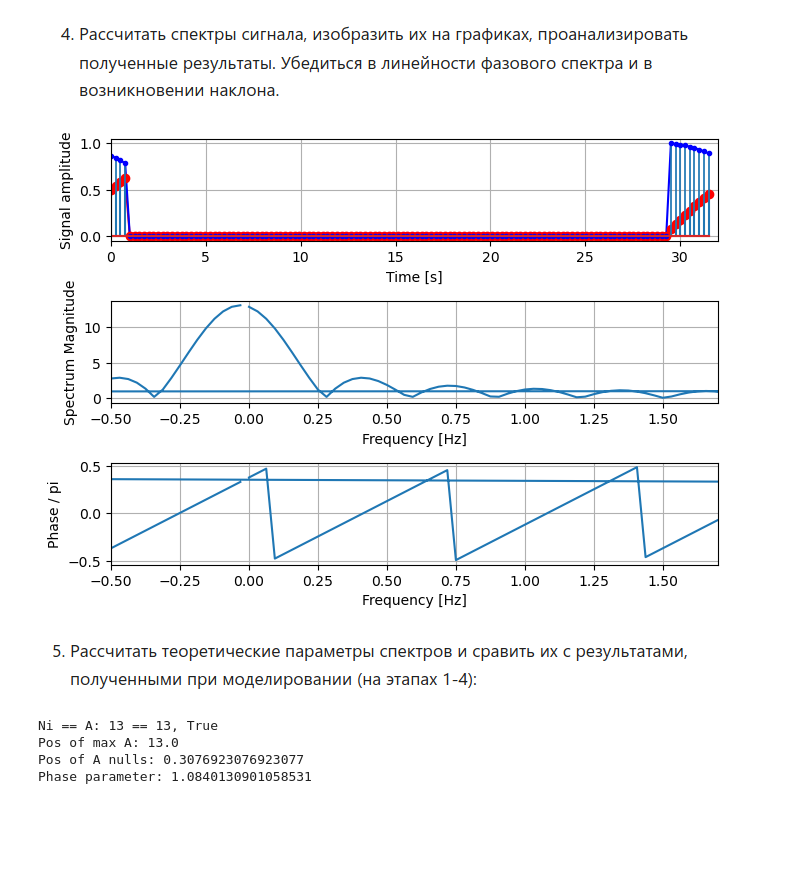
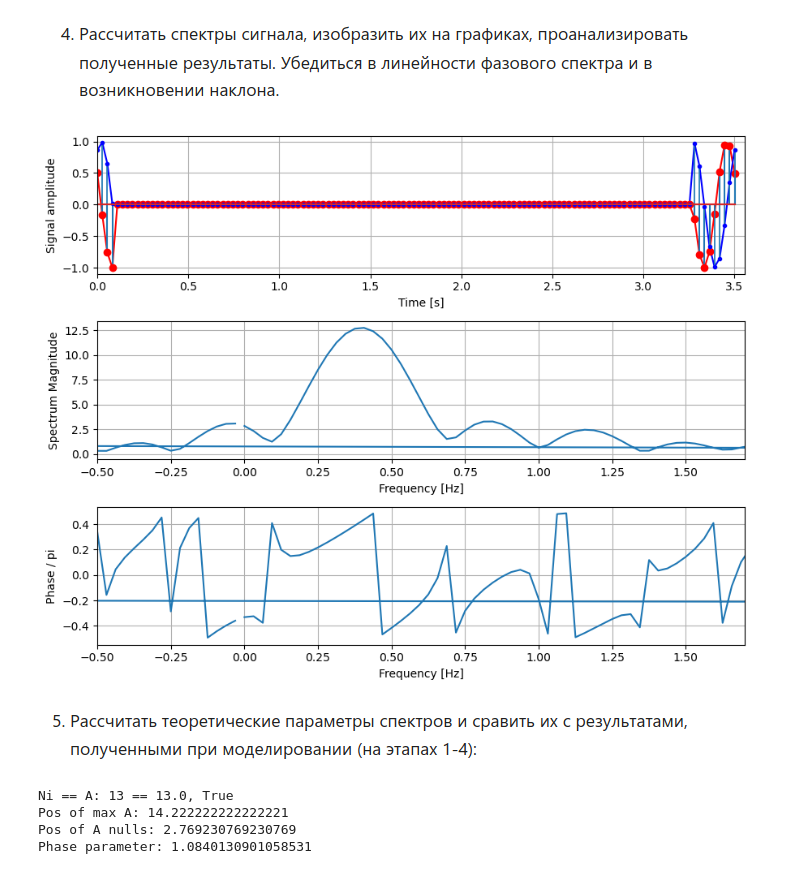
Before and after one commit to Jrvvv/dsp-miet, a Jupyter notebook: P02/PL02.ipynb, the cells around one changed output. Cells and saved outputs as stored; diff of their text form; code cells hidden in the pictures; blank space fills up the shorter version.

```diff
--- a/P02/PL02.ipynb
+++ b/P02/PL02.ipynb
@@ -420,22 +420,20 @@ from matplotlib import pyplot as plt
 from scipy import fftpack
 import numpy as np
 
-fs = 4
-T = 1/fs
 t = np.linspace(0, (N-1)*T, N, endpoint = False)
 
-sig = np.exp(1j * (2 * np.pi * fs * t + phi0))
+sig = np.exp(1j * (2 * np.pi * f0 * t + phi0))
 
 n = int((Ni - 1) / 2)
 print(f'n = {n}')
 x = np.concatenate((sig[0:n + 1], np.zeros(N - Ni), sig[N - n:N]))
 
-f = fftpack.fftfreq(len(x)) * fs
+f = fftpack.fftfreq(len(x)) * f0
 X = fftpack.fft(x)
-fig, axes = plt.subplots(nrows=3, ncols=1, figsize=(7, 5))
+fig, axes = plt.subplots(nrows=3, ncols=1, figsize=(9, 7))
 
 A_imm = np.abs(X)
-P_imm = np.arctan(np.imag(X) / (np.real(X)+1e-6));
+P_imm = np.arctan(np.imag(X) / (np.real(X) + 1e-6));
 
 axes[0].plot(t, np.real(x), label='real', color='red')
 axes[0].plot(t, np.imag(x), label='imag', color='blue')
@@ -451,12 +449,12 @@ axes[1].grid(True)
 axes[1].plot(f, A_imm)
 axes[1].set_xlabel('Frequency [Hz]')
 axes[1].set_ylabel('Spectrum Magnitude')
-axes[1].set_xlim(-0.5, fs / 2 - 0.3)
+axes[1].set_xlim(-0.5, f0 / 2 - 0.3)
 axes[2].grid(True)
 axes[2].plot(f, P_imm / np.pi)
 axes[2].set_xlabel('Frequency [Hz]')
 axes[2].set_ylabel('Phase / pi')
-axes[2].set_xlim(-0.5, fs / 2 - 0.3)
+axes[2].set_xlim(-0.5, f0 / 2 - 0.3)
 fig.tight_layout()
 plt.show()
 # %% [output]
@@ -483,55 +481,53 @@ from scipy import fftpack
 import numpy as np
 
 
-fs = 4
-T = 1/fs
 t = np.linspace(0, (N-1)*T, N, endpoint = False)
 
-sig = np.exp(1j * (2 * np.pi * fs * t + phi0))
+sig = np.exp(1j * (2 * np.pi * f0 * t + phi0))
 
 x = np.concatenate((sig[0:(n + s + 1)], np.zeros(N - Ni), sig[(N - n + s):N]))
 
-f = fftpack.fftfreq(len(x)) * fs
+f = fftpack.fftfreq(len(x)) * f0
 X = fftpack.fft(x)
-fig, axes = plt.subplots(nrows=3, ncols=1, figsize=(7, 5))
+fig, axes = plt.subplots(nrows=3, ncols=1, figsize=(9, 7))
 
 A_imm = np.abs(X)
 P_imm = np.arctan(np.imag(X) / (np.real(X)+1e-6));
 
 axes[0].plot(t, np.real(x), label='real', color='red')
 axes[0].plot(t, np.imag(x), label='imag', color='blue')
 markerline, stemline, baseline, = axes[0].stem(t, np.real(x), label='real', markerfmt='ro')
 markerline, stemline, baseline, = axes[0].stem(t, np.imag(x), label='imag', markerfmt='bo')
 plt.setp(stemline, linewidth = 1.25)
 plt.setp(markerline, markersize = 3)
 axes[0].grid(True)
 axes[0].set_xlabel('Time [s]')
 axes[0].set_ylabel('Signal amplitude')
 axes[0].set_xlim(0, np.max(N)*T)
 axes[1].grid(True)
 axes[1].plot(f, A_imm)
 axes[1].set_xlabel('Frequency [Hz]')
 axes[1].set_ylabel('Spectrum Magnitude')
-axes[1].set_xlim(-0.5, fs / 2 - 0.3)
+axes[1].set_xlim(-0.5, f0 / 2 - 0.3)
 axes[2].grid(True)
 axes[2].plot(f, P_imm / np.pi)
 axes[2].set_xlabel('Frequency [Hz]')
 axes[2].set_ylabel('Phase / pi')
-axes[2].set_xlim(-0.5, fs / 2 - 0.3)
+axes[2].set_xlim(-0.5, f0 / 2 - 0.3)
 fig.tight_layout()
 plt.show()
 # %% [output]
-[figure, old version]
+[figure, new version]
 # %% [markdown]
 ![image.png](attachment:image.png)
 # %%
-print(f'Ni == A: {Ni} == {int(np.max(A_imm))}, {Ni == int(np.max(A_imm))}')
-print(f'Pos of max A: {f0 * T * Ni}')
+print(f'Ni == A: {Ni} == {np.round(np.max(A_imm))}, {Ni == np.round(np.max(A_imm))}')
+print(f'Pos of max A: {f0 * T * N}')
 print(f'Pos of A nulls: {1/ (T * Ni)}')
 mu = 0.25
 print(f'Phase parameter: {-s * mu * 2 * np.pi / N + phi0}')
 # %% [output]
-Ni == A: 13 == 13, True
-Pos of max A: 13.0
-Pos of A nulls: 0.3076923076923077
+Ni == A: 13 == 13.0, True
+Pos of max A: 14.222222222222221
+Pos of A nulls: 2.769230769230769
 Phase parameter: 1.0840130901058531
```
Also changed, not shown: parts of 9 cells of this notebook.
